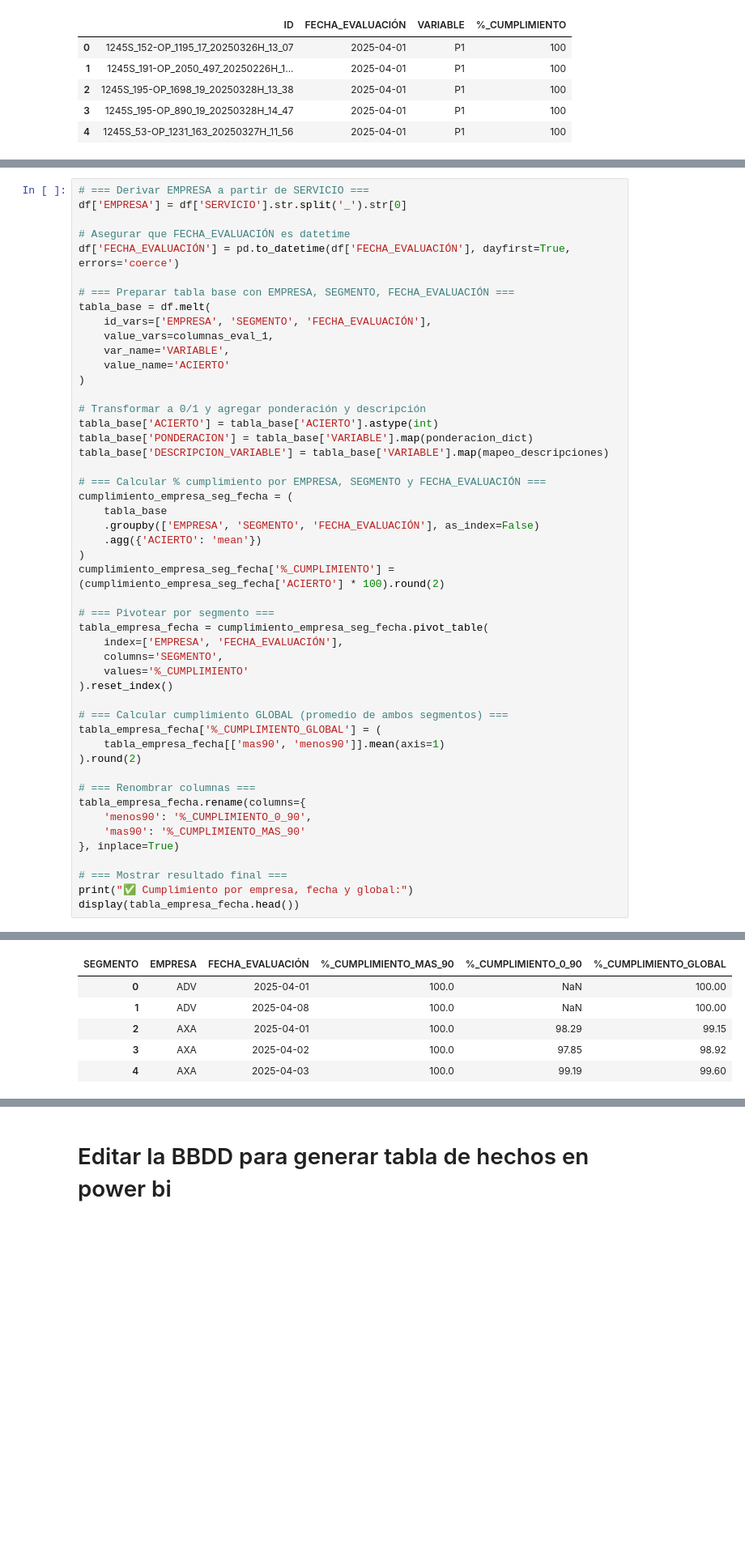
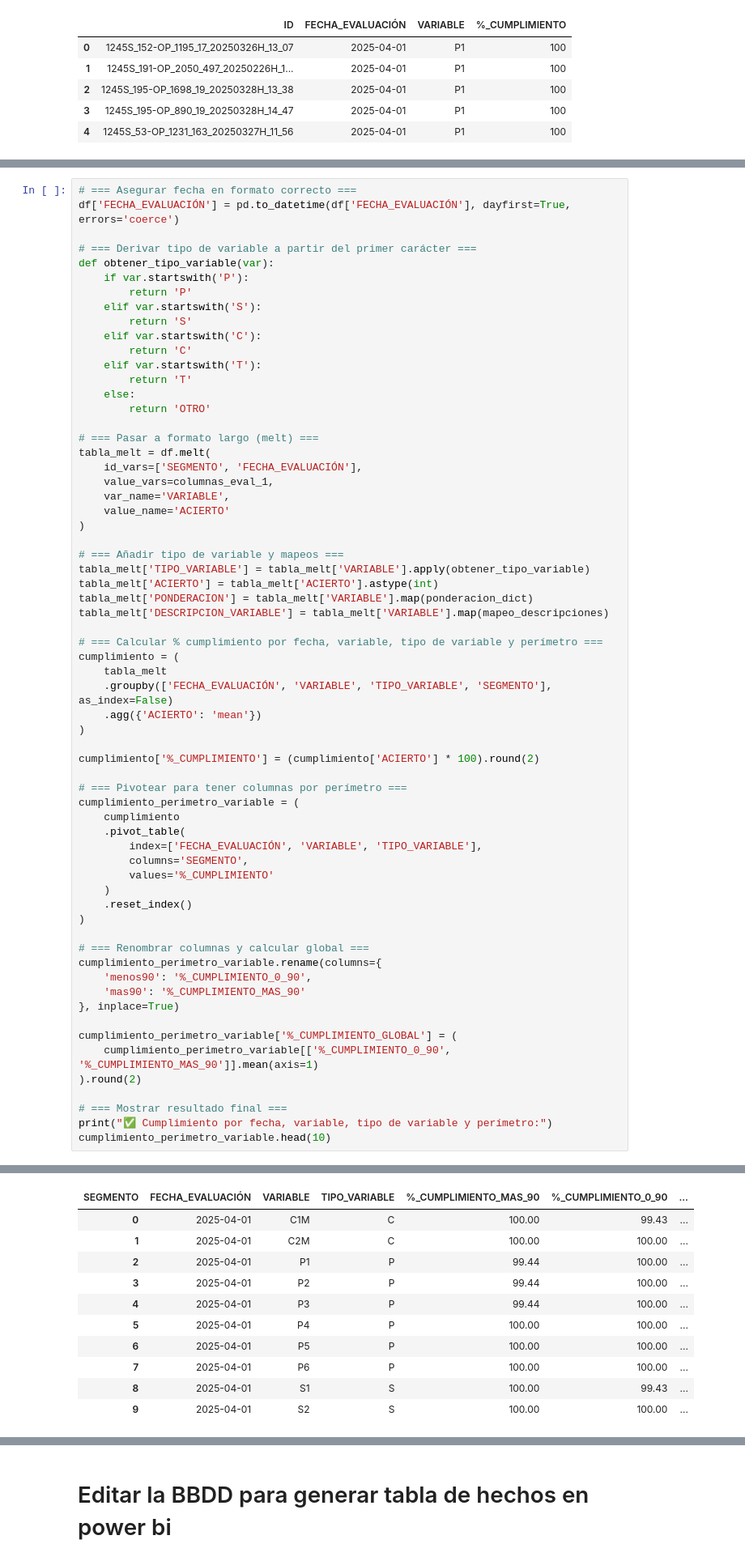
Before and after one commit to MicaelaRomeroC3/COPs, a Jupyter notebook: 06_Tablacategorias.ipynb, the cells around one changed output, grey strips where cells are left out. Shown at 81% size. Saved outputs shown, nothing was run; the diff lists cells and outputs as text; blank space fills up the shorter version.

```diff
--- a/06_Tablacategorias.ipynb
+++ b/06_Tablacategorias.ipynb
@@ -534,50 +534,65 @@ tabla_cumplimiento_variables.head()
 # %%
-# === Derivar EMPRESA a partir de SERVICIO ===
-df['EMPRESA'] = df['SERVICIO'].str.split('_').str[0]
-
-# Asegurar que FECHA_EVALUACIÓN es datetime
+# === Asegurar fecha en formato correcto ===
 df['FECHA_EVALUACIÓN'] = pd.to_datetime(df['FECHA_EVALUACIÓN'], dayfirst=True, errors='coerce')
 
-# === Preparar tabla base con EMPRESA, SEGMENTO, FECHA_EVALUACIÓN ===
-tabla_base = df.melt(
-    id_vars=['EMPRESA', 'SEGMENTO', 'FECHA_EVALUACIÓN'],
+# === Derivar tipo de variable a partir del primer carácter ===
+def obtener_tipo_variable(var):
+    if var.startswith('P'):
+        return 'P'
+    elif var.startswith('S'):
+        return 'S'
+    elif var.startswith('C'):
+        return 'C'
+    elif var.startswith('T'):
+        return 'T'
+    else:
+        return 'OTRO'
+
+# === Pasar a formato largo (melt) ===
+tabla_melt = df.melt(
+    id_vars=['SEGMENTO', 'FECHA_EVALUACIÓN'],
     value_vars=columnas_eval_1,
     var_name='VARIABLE',
     value_name='ACIERTO'
 )
 
-# Transformar a 0/1 y agregar ponderación y descripción
-tabla_base['ACIERTO'] = tabla_base['ACIERTO'].astype(int)
-tabla_base['PONDERACION'] = tabla_base['VARIABLE'].map(ponderacion_dict)
-tabla_base['DESCRIPCION_VARIABLE'] = tabla_base['VARIABLE'].map(mapeo_descripciones)
+# === Añadir tipo de variable y mapeos ===
+tabla_melt['TIPO_VARIABLE'] = tabla_melt['VARIABLE'].apply(obtener_tipo_variable)
+tabla_melt['ACIERTO'] = tabla_melt['ACIERTO'].astype(int)
+tabla_melt['PONDERACION'] = tabla_melt['VARIABLE'].map(ponderacion_dict)
+tabla_melt['DESCRIPCION_VARIABLE'] = tabla_melt['VARIABLE'].map(mapeo_descripciones)
 
-# === Calcular % cumplimiento por EMPRESA, SEGMENTO y FECHA_EVALUACIÓN ===
-cumplimiento_empresa_seg_fecha = (
-    tabla_base
-    .groupby(['EMPRESA', 'SEGMENTO', 'FECHA_EVALUACIÓN'], as_index=False)
+# === Calcular % cumplimiento por fecha, variable, tipo de variable y perímetro ===
+cumplimiento = (
+    tabla_melt
+    .groupby(['FECHA_EVALUACIÓN', 'VARIABLE', 'TIPO_VARIABLE', 'SEGMENTO'], as_index=False)
     .agg({'ACIERTO': 'mean'})
 )
-cumplimiento_empresa_seg_fecha['%_CUMPLIMIENTO'] = (cumplimiento_empresa_seg_fecha['ACIERTO'] * 100).round(2)
 
-# === Pivotear por segmento ===
-tabla_empresa_fecha = cumplimiento_empresa_seg_fecha.pivot_table(
-    index=['EMPRESA', 'FECHA_EVALUACIÓN'],
-    columns='SEGMENTO',
-    values='%_CUMPLIMIENTO'
-).reset_index()
+cumplimiento['%_CUMPLIMIENTO'] = (cumplimiento['ACIERTO'] * 100).round(2)
 
-# === Calcular cumplimiento GLOBAL (promedio de ambos segmentos) ===
-tabla_empresa_fecha['%_CUMPLIMIENTO_GLOBAL'] = (
-    tabla_empresa_fecha[['mas90', 'menos90']].mean(axis=1)
-).round(2)
+# === Pivotear para tener columnas por perímetro ===
+cumplimiento_perimetro_variable = (
+    cumplimiento
+    .pivot_table(
+        index=['FECHA_EVALUACIÓN', 'VARIABLE', 'TIPO_VARIABLE'],
+        columns='SEGMENTO',
+        values='%_CUMPLIMIENTO'
+    )
+    .reset_index()
+)
 
-# === Renombrar columnas ===
-tabla_empresa_fecha.rename(columns={
+# === Renombrar columnas y calcular global ===
+cumplimiento_perimetro_variable.rename(columns={
     'menos90': '%_CUMPLIMIENTO_0_90',
     'mas90': '%_CUMPLIMIENTO_MAS_90'
 }, inplace=True)
 
+cumplimiento_perimetro_variable['%_CUMPLIMIENTO_GLOBAL'] = (
+    cumplimiento_perimetro_variable[['%_CUMPLIMIENTO_0_90', '%_CUMPLIMIENTO_MAS_90']].mean(axis=1)
+).round(2)
+
 # === Mostrar resultado final ===
-print("✅ Cumplimiento por empresa, fecha y global:")
-display(tabla_empresa_fecha.head())
+print("✅ Cumplimiento por fecha, variable, tipo de variable y perímetro:")
+cumplimiento_perimetro_variable.head(10)
 # %% [output]
@@ -585,6 +600,11 @@ display(tabla_empresa_fecha.head())
-| SEGMENTO | EMPRESA | FECHA_EVALUACIÓN | %_CUMPLIMIENTO_MAS_90 | %_CUMPLIMIENTO_0_90 | %_CUMPLIMIENTO_GLOBAL |
-| 0 | ADV | 2025-04-01 | 100.0 | NaN | 100.00 |
-| 1 | ADV | 2025-04-08 | 100.0 | NaN | 100.00 |
-| 2 | AXA | 2025-04-01 | 100.0 | 98.29 | 99.15 |
-| 3 | AXA | 2025-04-02 | 100.0 | 97.85 | 98.92 |
-| 4 | AXA | 2025-04-03 | 100.0 | 99.19 | 99.60 |
+| SEGMENTO | FECHA_EVALUACIÓN | VARIABLE | TIPO_VARIABLE | %_CUMPLIMIENTO_MAS_90 | %_CUMPLIMIENTO_0_90 | ... |
+| 0 | 2025-04-01 | C1M | C | 100.00 | 99.43 | ... |
+| 1 | 2025-04-01 | C2M | C | 100.00 | 100.00 | ... |
+| 2 | 2025-04-01 | P1 | P | 99.44 | 100.00 | ... |
+| 3 | 2025-04-01 | P2 | P | 99.44 | 100.00 | ... |
+| 4 | 2025-04-01 | P3 | P | 99.44 | 100.00 | ... |
+| 5 | 2025-04-01 | P4 | P | 100.00 | 100.00 | ... |
+| 6 | 2025-04-01 | P5 | P | 100.00 | 100.00 | ... |
+| 7 | 2025-04-01 | P6 | P | 100.00 | 100.00 | ... |
+| 8 | 2025-04-01 | S1 | S | 100.00 | 99.43 | ... |
+| 9 | 2025-04-01 | S2 | S | 100.00 | 100.00 | ... |
```
Also changed, not shown: parts of 7 cells of this notebook.
